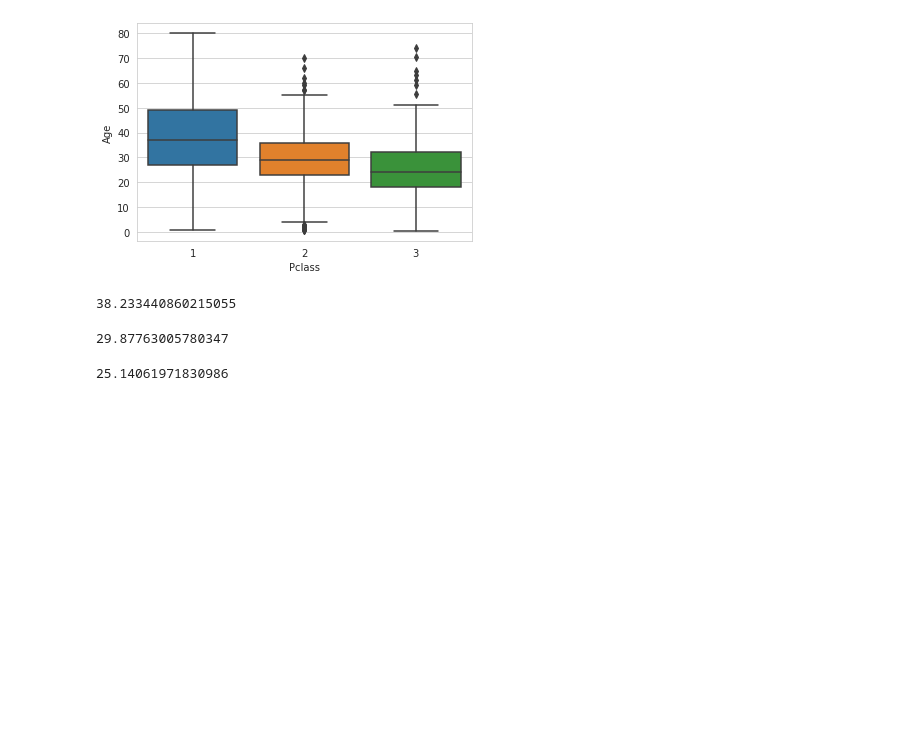
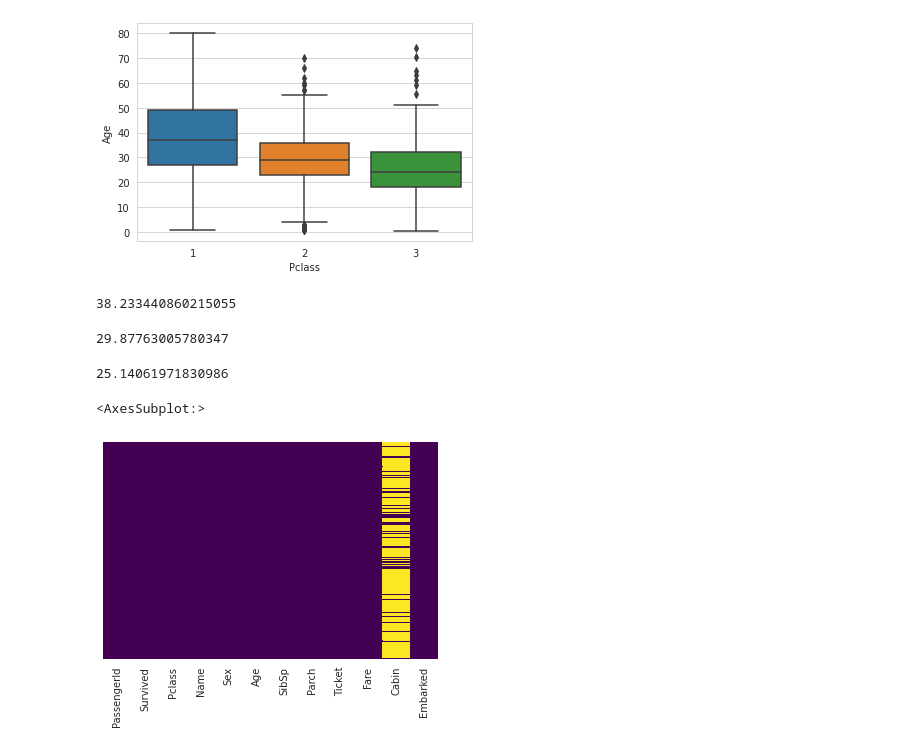
Before and after one commit to itsregalo/DS-ML, a Jupyter notebook: logistic-regression/logistic_regression.ipynb, the cells around one changed output. Saved outputs shown, nothing was run; the diff lists cells and outputs as text; code cells hidden in the pictures; blank space fills up the shorter version.

```diff
--- a/logistic-regression/logistic_regression.ipynb
+++ b/logistic-regression/logistic_regression.ipynb
@@ -112,4 +112,10 @@ def fix_age(cols):
     else:
         return Age
 # %%
-trainDS['Age'] = trainDS[['Age','Pclass']].apply()
+trainDS['Age'] = trainDS[['Age','Pclass']].apply(fix_age, axis=1)
+# %%
+#check null inputs using heatmaps
+sns.heatmap(trainDS.isnull(), yticklabels=False, cmap='viridis', cbar=False)
+# %% [output]
+<AxesSubplot:>
+[figure, added]
```
Also changed, not shown: parts of 2 cells of this notebook.
